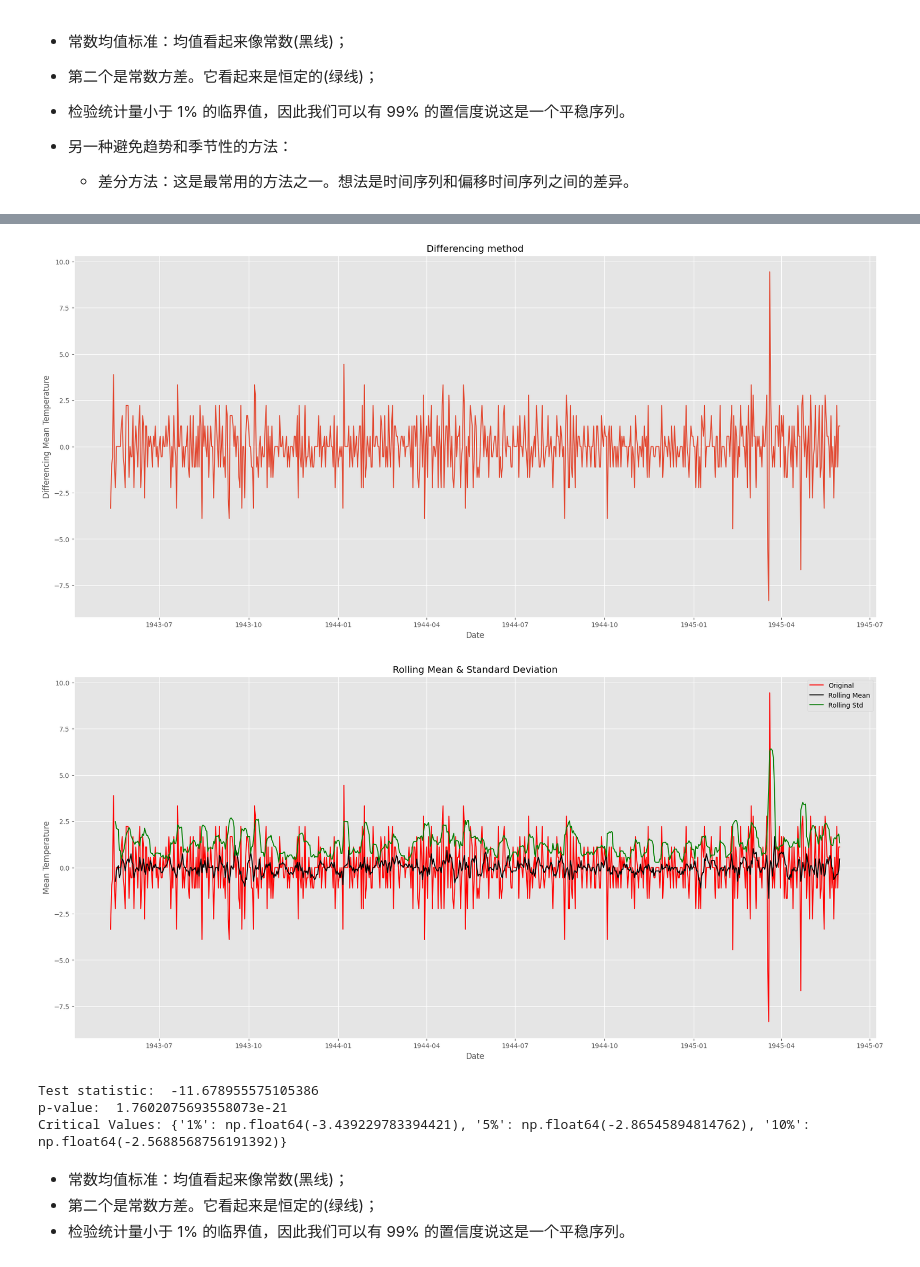
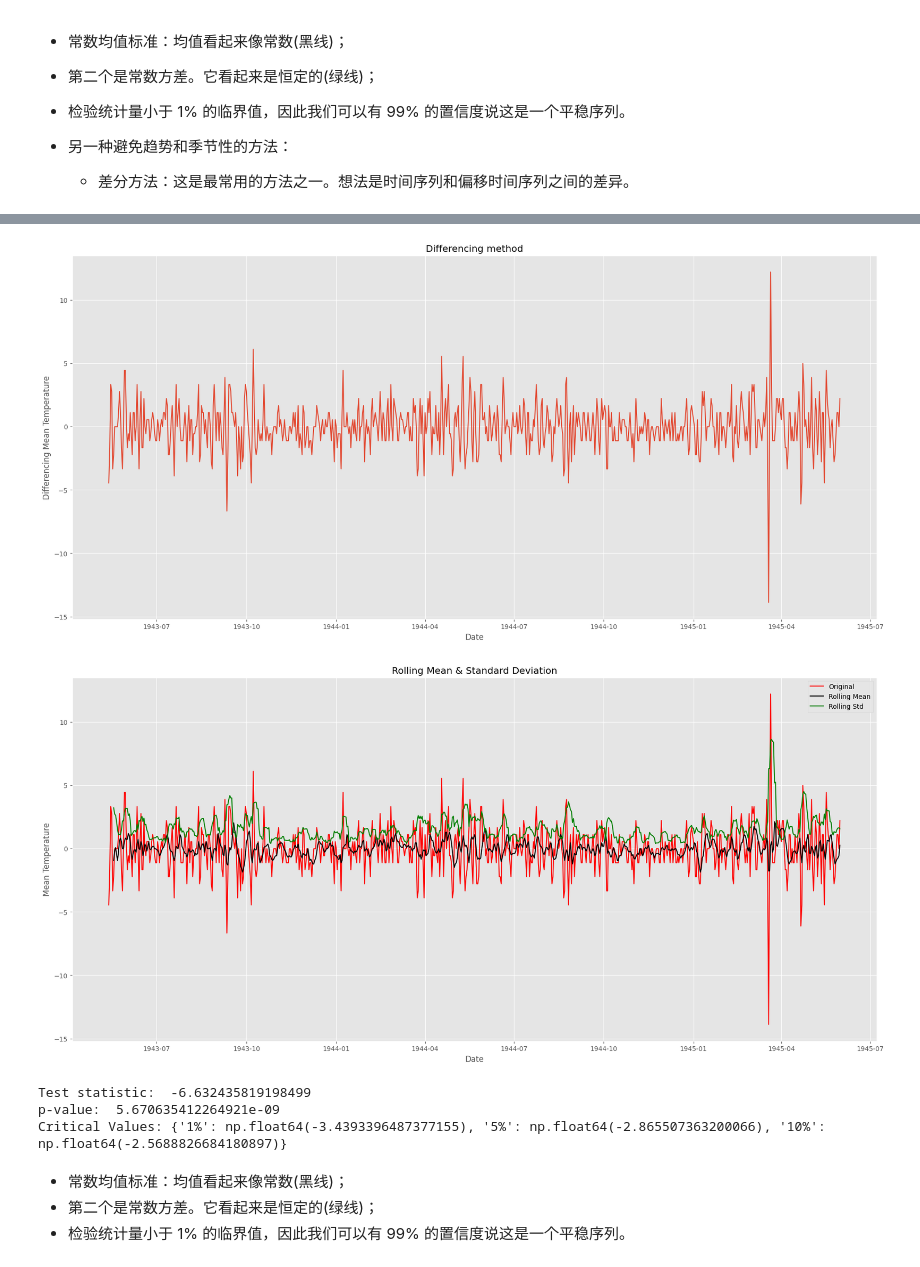
Before and after one commit to houhuawei23/ai-practice-24, a Jupyter notebook: exp3/time-series-prediction.ipynb, the cells around one changed output, grey strips where cells are left out. Cells and saved outputs as stored; diff of their text form; code cells hidden in the pictures.

```diff
--- a/exp3/time-series-prediction.ipynb
+++ b/exp3/time-series-prediction.ipynb
@@ -267,24 +288,24 @@ Critical Values: {'1%': np.float64(-3.4392539652094154), '5%': np.float64(-2.865
 # %%
 # differencing method
-ts_diff = ts - ts.shift()
+ts_diff = ts - ts.shift(periods=2)  # differencing, shift periods days
 plt.figure(figsize=(22, 10))
 plt.plot(ts_diff)
 plt.title("Differencing method")
 plt.xlabel("Date")
 plt.ylabel("Differencing Mean Temperature")
 plt.show()
 # %% [output]
-[figure, old version]
+[figure, new version]
 # %%
 ts_diff.dropna(inplace=True) # due to shifting there is nan values
 # check stationary: mean, variance(std)and adfuller test
 check_mean_std(ts_diff)
 check_adfuller(ts_diff.MeanTemp)
 # %% [output]
-[figure, old version]
+[figure, new version]
-Test statistic:  -11.678955575105386
-p-value:  1.7602075693558073e-21
-Critical Values: {'1%': np.float64(-3.439229783394421), '5%': np.float64(-2.86545894814762), '10%': np.float64(-2.5688568756191392)}
+Test statistic:  -6.632435819198499
+p-value:  5.670635412264921e-09
+Critical Values: {'1%': np.float64(-3.4393396487377155), '5%': np.float64(-2.865507363200066), '10%': np.float64(-2.5688826684180897)}
 # %% [markdown]
 * 常数均值标准：均值看起来像常数(黑线)；
 * 第二个是常数方差。它看起来是恒定的(绿线)；
```
Also changed, not shown: parts of 9 cells of this notebook, 9 other files.
